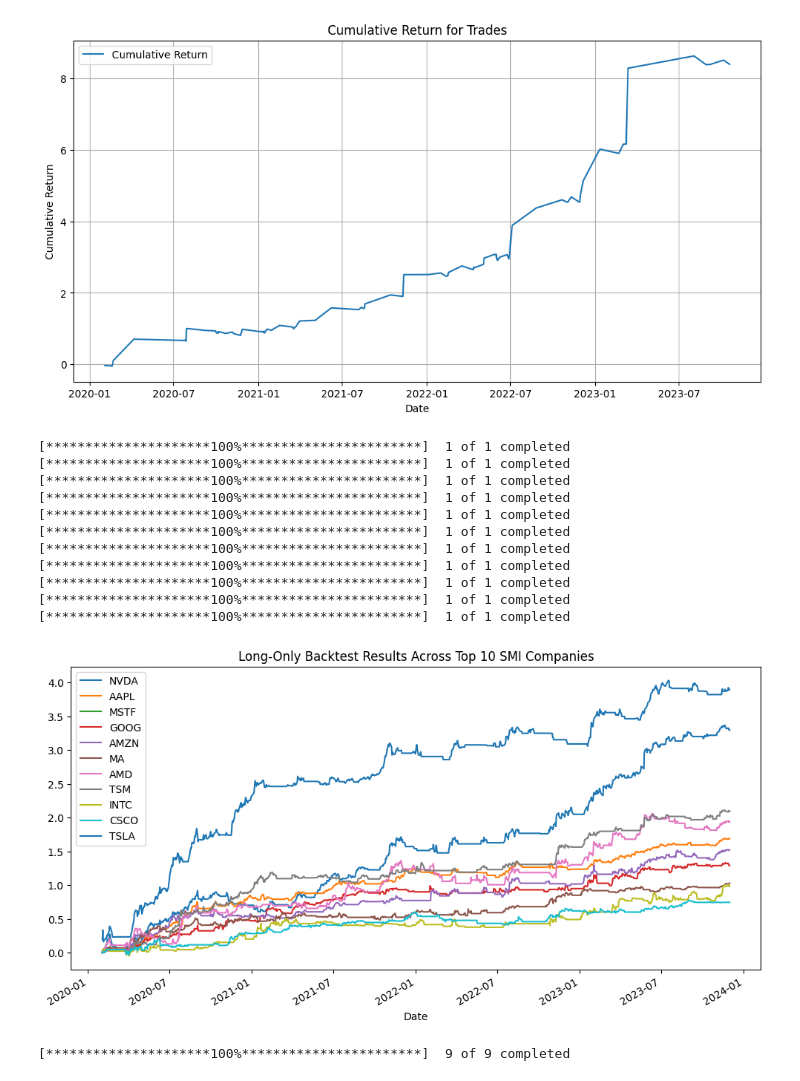
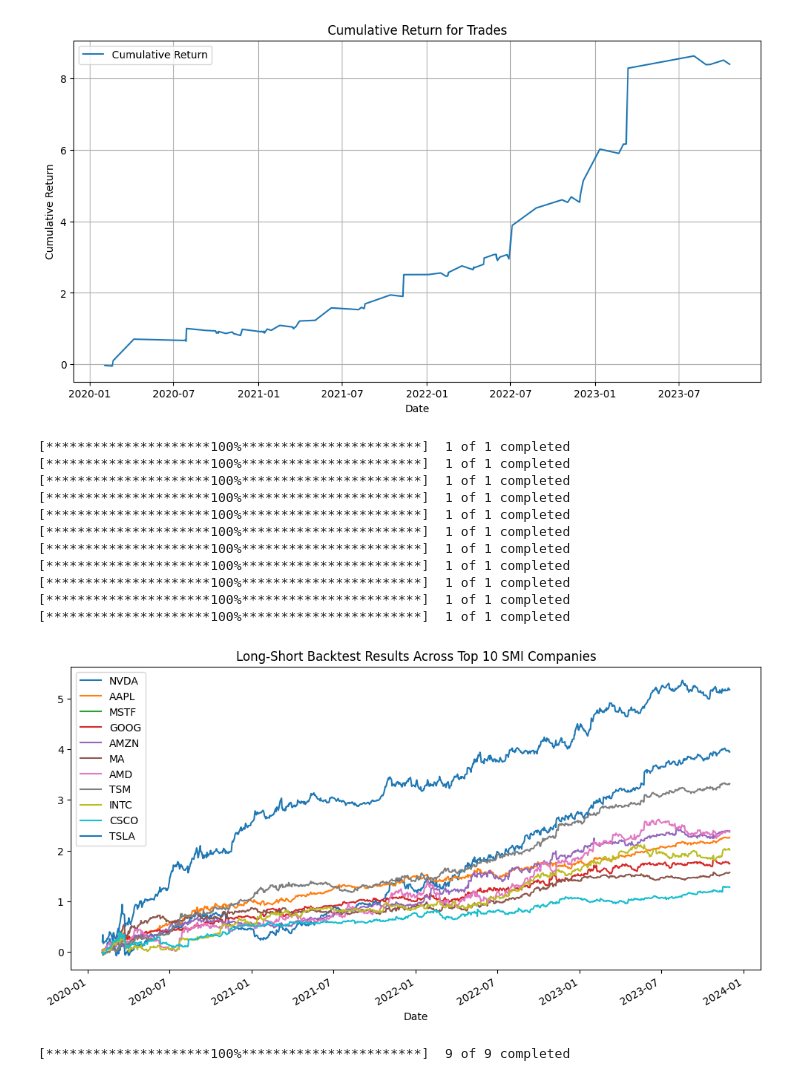
Before and after one commit to dkn-maida/farscape-investment, a Jupyter notebook: usa/kiss.ipynb, the cells around one changed output. Saved outputs shown, nothing was run; the diff lists cells and outputs as text; code cells hidden in the pictures.

```diff
--- a/usa/kiss.ipynb
+++ b/usa/kiss.ipynb
@@ -168,35 +168,36 @@ for company in companies:
 
     # Long-only Strategy Logic
     data['Position'] = 0
     data.loc[data['Open'] > data['21_MA'], 'Position'] = 1
+    data.loc[data['Open'] < data['21_MA'], 'Position'] = -1
 
     # Calculate returns
     data['Daily_Return'] = data['Close'].pct_change()
     data['Strategy_Return'] = data['Daily_Return'] * data['Position']
 
     # Drop NaN values to avoid look-ahead bias
     data = data.dropna()
 
     # Store the results
     aggregated_results[company] = data['Strategy_Return'].cumsum()
 
 # Plot the aggregated results
-aggregated_results.plot(figsize=(12, 6), title='Long-Only Backtest Results Across Top 10 SMI Companies')
+aggregated_results.plot(figsize=(12, 6), title='Long-Short Backtest Results Across Top 10 SMI Companies')
 plt.legend()
 plt.show()
 # %% [output]
 [*********************100%***********************]  1 of 1 completed
 [*********************100%***********************]  1 of 1 completed
 [*********************100%***********************]  1 of 1 completed
 [*********************100%***********************]  1 of 1 completed
 [*********************100%***********************]  1 of 1 completed
 [*********************100%***********************]  1 of 1 completed
 [*********************100%***********************]  1 of 1 completed
 [*********************100%***********************]  1 of 1 completed
 [*********************100%***********************]  1 of 1 completed
 [*********************100%***********************]  1 of 1 completed
 [*********************100%***********************]  1 of 1 completed
-[figure, old version]
+[figure, new version]
 # %%
 import yfinance as yf
 import pandas as pd
```
Also changed, not shown: parts of 1 cell of this notebook, 4 other files.
